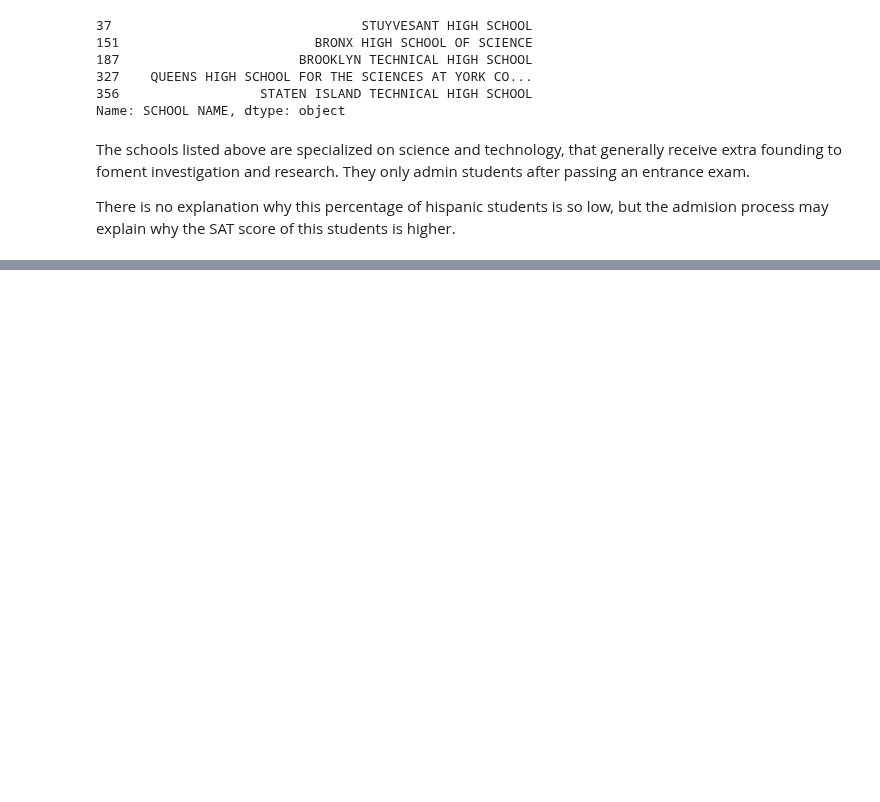
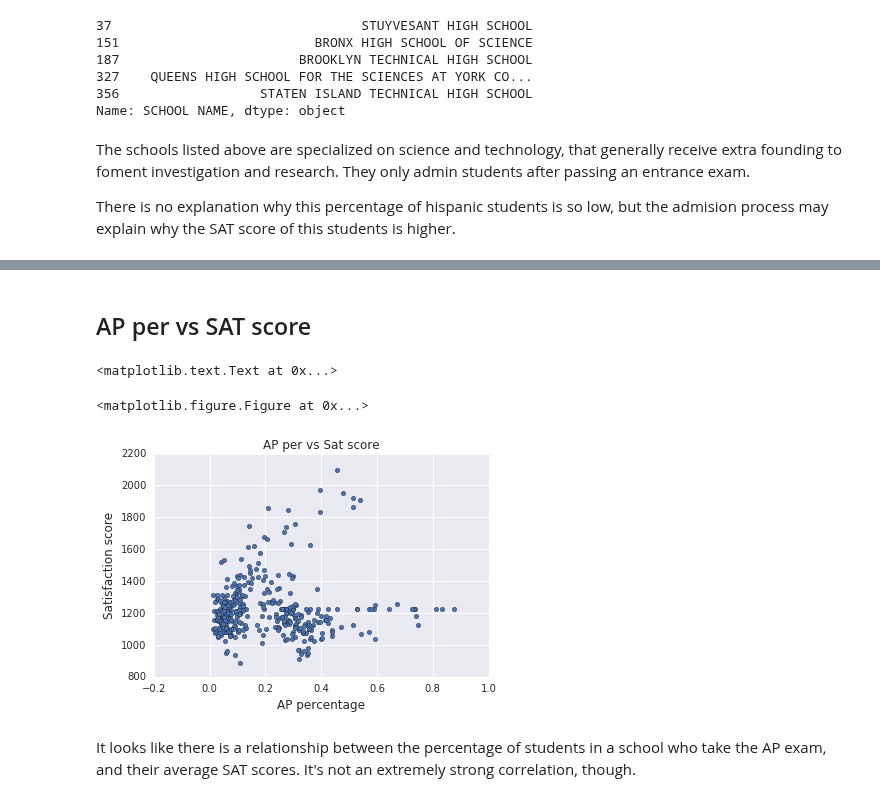
Before and after one commit to raduspaimoc/DataQuest-Projects, a Jupyter notebook: Analyzing NYC High School Data/Schools.ipynb, the cells around one changed output, grey strips where cells are left out. Saved outputs shown, nothing was run; the diff lists cells and outputs as text; code cells hidden in the pictures; blank space fills up the shorter version.

```diff
--- a/Analyzing NYC High School Data/Schools.ipynb
+++ b/Analyzing NYC High School Data/Schools.ipynb
@@ -335,0 +382,17 @@ There is no explanation why this percentage of hispanic students is so low, but
+# %%
+combined["ap_per"] = combined["AP Test Takers "] / combined["total_enrollment"]
+# %% [markdown]
+## AP per vs SAT score
+# %%
+plt.figure(figsize=(20, 10))
+ax = combined.plot.scatter('ap_per', 'sat_score')
+ax.set_title("AP per vs Sat score")
+ax.set_xlabel("AP percentage",fontsize=12)
+ax.set_ylabel("Satisfaction score",fontsize=12)
+# %% [output]
+<matplotlib.text.Text at 0x...>
+<matplotlib.figure.Figure at 0x...>
+[figure, added]
+# %% [markdown]
+
+It looks like there is a relationship between the percentage of students in a school who take the AP exam, and their average SAT scores. It's not an extremely strong correlation, though.
```
Also changed, not shown: parts of 10 cells of this notebook, 9 other files.
